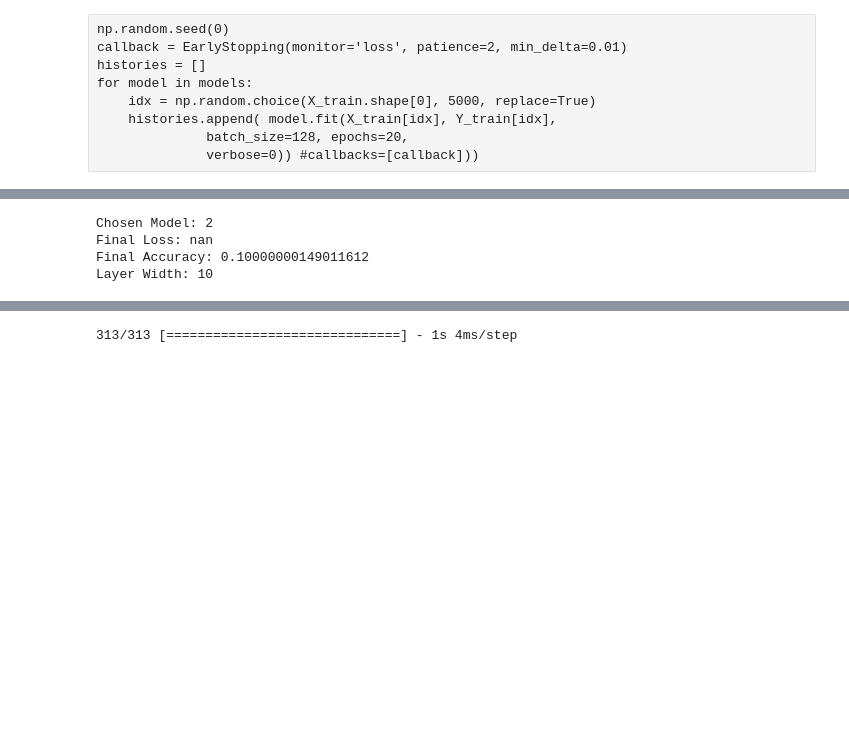
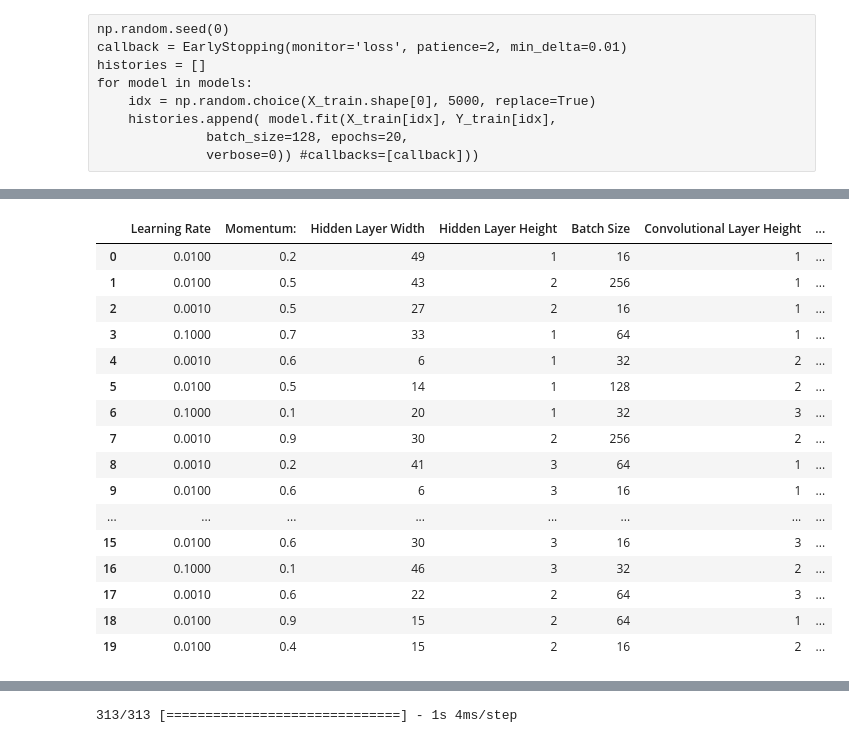
Before and after one commit to JoeMad21/project1EEL6814, a Jupyter notebook: EEL6814Proj1V1.ipynb, the cells around one changed output, grey strips where cells are left out. Cells and saved outputs as stored; diff of their text form; code cells hidden in the pictures; blank space fills up the shorter version.

```diff
--- a/EEL6814Proj1V1.ipynb
+++ b/EEL6814Proj1V1.ipynb
@@ -146,19 +230,0 @@ Epoch 2/10
-# %%
-find_best_model = []
-for history in histories:
-    find_best_model.append(history.history['loss'][-1])
-
-index = np.argmin(find_best_model)
-best_model = models[index]
-
-print("Chosen Model: " + str(index))
-print("Final Loss: " + str(find_best_model[index]))
-print("Final Accuracy: " + str(histories[index].history['accuracy'][-1]))
-#print("Final Learning Rate: " + str(chosen_lr[index]))
-#print("Final Momentum: " + str(chosen_m[index]))
-print("Layer Width: " + str(layer_width[index]))
-# %% [output]
-Chosen Model: 2
-Final Loss: nan
-Final Accuracy: 0.10000000149011612
-Layer Width: 10
@@ -164,0 +284,39 @@ Layer Width: 10
+# %%
+# initialize data of lists.
+test_accuracies = []
+for score in best_scores:
+    test_accuracies.append(score[-1])
+data = {'Learning Rate': best_lrs,
+        'Momentum:': best_ms,
+        'Hidden Layer Width': best_widths,
+        'Hidden Layer Height': best_heights,
+        'Batch Size': best_batch_sizes,
+        'Convolutional Layer Height': best_conv_heights,
+        'Convolutional Layer Filters': best_conv_filters,
+        'Training Accuracy': best_accuracies,
+        'Testing Accuracy': test_accuracies}
+
+# Create DataFrame
+df = pd.DataFrame(data)
+
+# Print the output.
+display(df)
+display(df.corr())
+# %% [output]
+|  | Learning Rate | Momentum: | Hidden Layer Width | Hidden Layer Height | Batch Size | Convolutional Layer Height | ... |
+| 0 | 0.0100 | 0.2 | 49 | 1 | 16 | 1 | ... |
+| 1 | 0.0100 | 0.5 | 43 | 2 | 256 | 1 | ... |
+| 2 | 0.0010 | 0.5 | 27 | 2 | 16 | 1 | ... |
+| 3 | 0.1000 | 0.7 | 33 | 1 | 64 | 1 | ... |
+| 4 | 0.0010 | 0.6 | 6 | 1 | 32 | 2 | ... |
+| 5 | 0.0100 | 0.5 | 14 | 1 | 128 | 2 | ... |
+| 6 | 0.1000 | 0.1 | 20 | 1 | 32 | 3 | ... |
+| 7 | 0.0010 | 0.9 | 30 | 2 | 256 | 2 | ... |
+| 8 | 0.0010 | 0.2 | 41 | 3 | 64 | 1 | ... |
+| 9 | 0.0100 | 0.6 | 6 | 3 | 16 | 1 | ... |
+| ... | ... | ... | ... | ... | ... | ... | ... |
+| 15 | 0.0100 | 0.6 | 30 | 3 | 16 | 3 | ... |
+| 16 | 0.1000 | 0.1 | 46 | 3 | 32 | 2 | ... |
+| 17 | 0.0010 | 0.6 | 22 | 2 | 64 | 3 | ... |
+| 18 | 0.0100 | 0.9 | 15 | 2 | 64 | 1 | ... |
+| 19 | 0.0100 | 0.4 | 15 | 2 | 16 | 2 | ... |
```
Also changed, not shown: parts of 23 cells of this notebook, 12 other files.
